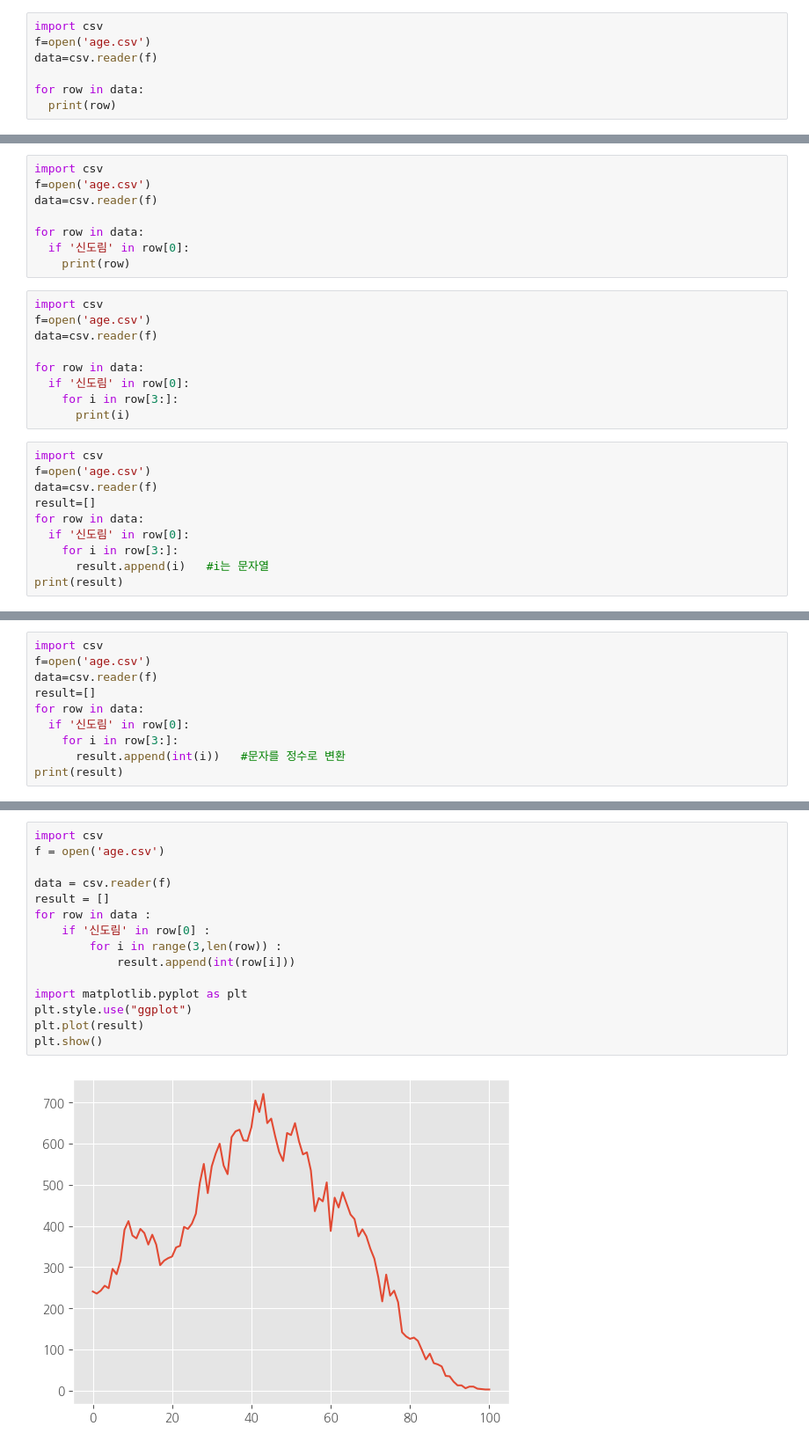
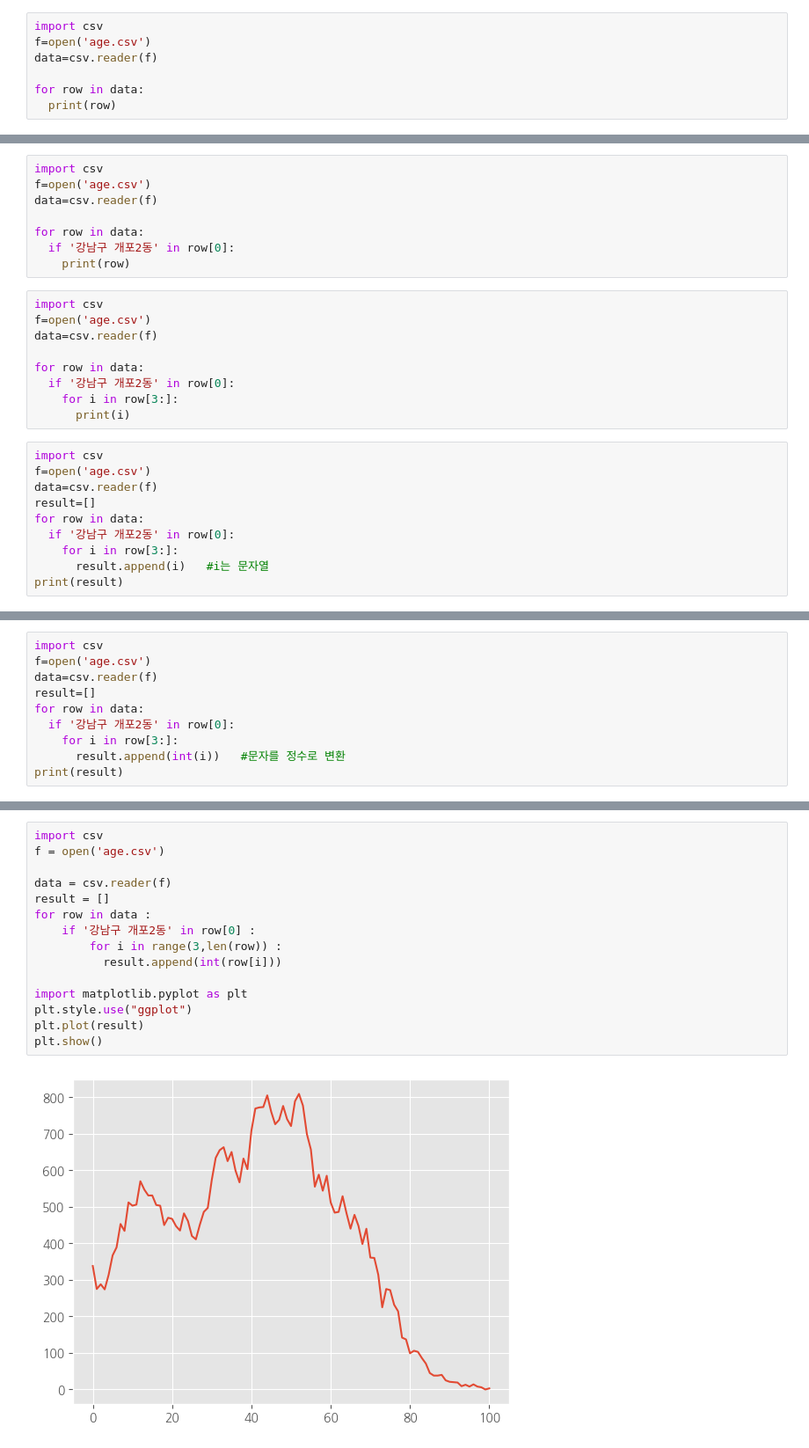
Before and after one commit to kjhcode/2024-project, a Jupyter notebook: 우리동네와_인구구조가_가장_비슷한_지역_찾기_프로젝트.ipynb, the cells around one changed output, grey strips where cells are left out. Shown at 88% size. Cells and saved outputs as stored; diff of their text form.

```diff
--- a/우리동네와_인구구조가_가장_비슷한_지역_찾기_프로젝트.ipynb
+++ b/우리동네와_인구구조가_가장_비슷한_지역_찾기_프로젝트.ipynb
@@ -32,7 +38,7 @@ f=open('age.csv')
 data=csv.reader(f)
 
 for row in data:
-  if '신도림' in row[0]:
+  if '강남구 개포2동' in row[0]:
     print(row)
 # %%
 import csv
@@ -40,7 +46,7 @@ f=open('age.csv')
 data=csv.reader(f)
 
 for row in data:
-  if '신도림' in row[0]:
+  if '강남구 개포2동' in row[0]:
     for i in row[3:]:
       print(i)
 # %%
@@ -49,7 +55,7 @@ f=open('age.csv')
 data=csv.reader(f)
 result=[]
 for row in data:
-  if '신도림' in row[0]:
+  if '강남구 개포2동' in row[0]:
     for i in row[3:]:
       result.append(i)   #i는 문자열
 print(result)
@@ -61,7 +67,7 @@ f=open('age.csv')
 data=csv.reader(f)
 result=[]
 for row in data:
-  if '신도림' in row[0]:
+  if '강남구 개포2동' in row[0]:
     for i in row[3:]:
       result.append(int(i))   #문자를 정수로 변환
 print(result)
@@ -70,20 +74,20 @@ print(result)
 # %%
 import csv
 f = open('age.csv')
 
 data = csv.reader(f)
 result = []
 for row in data :
-    if '신도림' in row[0] :
+    if '강남구 개포2동' in row[0] :
         for i in range(3,len(row)) :
-            result.append(int(row[i]))
+          result.append(int(row[i]))
 
 import matplotlib.pyplot as plt
 plt.style.use("ggplot")
 plt.plot(result)
 plt.show()
 # %% [output]
-[figure, old version]
+[figure, new version]
 # %%
 !sudo apt-get install -y fonts-nanum
 !sudo fc-cache -fv
```
Also changed, not shown: parts of 46 cells of this notebook.
